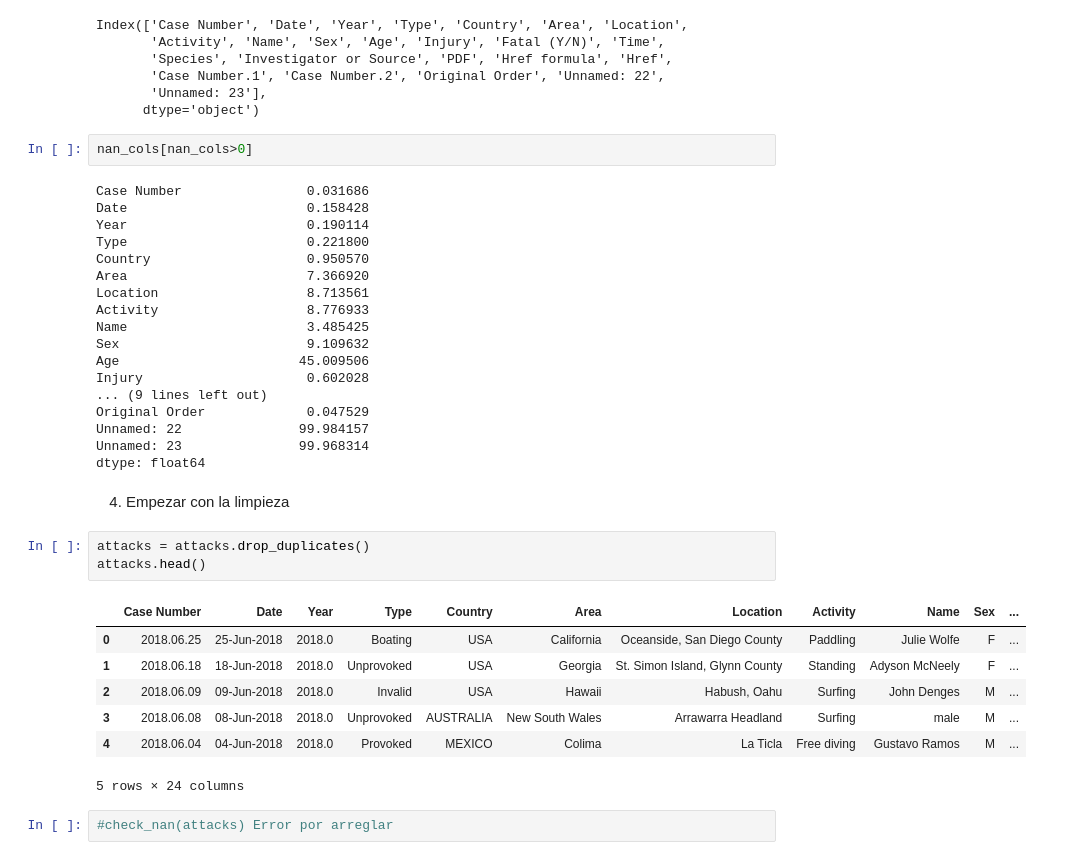
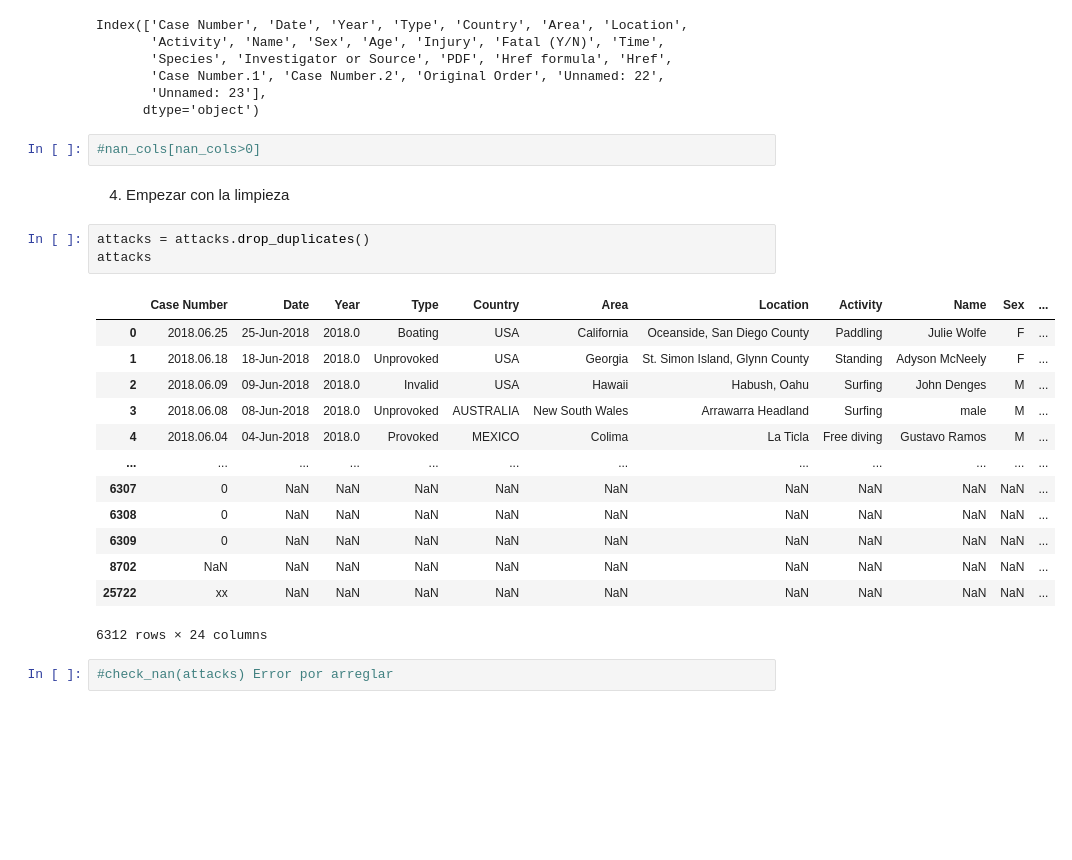
Before and after one commit to MiguelBeitia/1-Proyecto-Pandas-Shark, a Jupyter notebook: Proyecto.ipynb, the cells around one changed output. Drawn from its saved outputs; the diff is of its cells as text; blank space fills up the shorter version.

```diff
--- a/Proyecto.ipynb
+++ b/Proyecto.ipynb
@@ -73,38 +73,26 @@ Index(['Case Number', 'Date', 'Year', 'Type', 'Country', 'Area', 'Location',
        'Unnamed: 23'],
       dtype='object')
 # %%
-nan_cols[nan_cols>0]
+#nan_cols[nan_cols>0]
-# %% [output]
-Case Number                0.031686
-Date                       0.158428
-Year                       0.190114
-Type                       0.221800
-Country                    0.950570
-Area                       7.366920
-Location                   8.713561
-Activity                   8.776933
-Name                       3.485425
-Sex                        9.109632
-Age                       45.009506
-Injury                     0.602028
-... (9 lines left out)
-Original Order             0.047529
-Unnamed: 22               99.984157
-Unnamed: 23               99.968314
-dtype: float64
 # %% [markdown]
 4. Empezar con la limpieza
 # %%
 attacks = attacks.drop_duplicates()
-attacks.head()
+attacks
 # %% [output]
 |  | Case Number | Date | Year | Type | Country | Area | Location | Activity | Name | Sex | ... |
 | 0 | 2018.06.25 | 25-Jun-2018 | 2018.0 | Boating | USA | California | Oceanside, San Diego County | Paddling | Julie Wolfe | F | ... |
 | 1 | 2018.06.18 | 18-Jun-2018 | 2018.0 | Unprovoked | USA | Georgia | St. Simon Island, Glynn County | Standing | Adyson McNeely | F | ... |
 | 2 | 2018.06.09 | 09-Jun-2018 | 2018.0 | Invalid | USA | Hawaii | Habush, Oahu | Surfing | John Denges | M | ... |
 | 3 | 2018.06.08 | 08-Jun-2018 | 2018.0 | Unprovoked | AUSTRALIA | New South Wales | Arrawarra Headland | Surfing | male | M | ... |
 | 4 | 2018.06.04 | 04-Jun-2018 | 2018.0 | Provoked | MEXICO | Colima | La Ticla | Free diving | Gustavo Ramos | M | ... |
+| ... | ... | ... | ... | ... | ... | ... | ... | ... | ... | ... | ... |
+| 6307 | 0 | NaN | NaN | NaN | NaN | NaN | NaN | NaN | NaN | NaN | ... |
+| 6308 | 0 | NaN | NaN | NaN | NaN | NaN | NaN | NaN | NaN | NaN | ... |
+| 6309 | 0 | NaN | NaN | NaN | NaN | NaN | NaN | NaN | NaN | NaN | ... |
+| 8702 | NaN | NaN | NaN | NaN | NaN | NaN | NaN | NaN | NaN | NaN | ... |
+| 25722 | xx | NaN | NaN | NaN | NaN | NaN | NaN | NaN | NaN | NaN | ... |
-5 rows × 24 columns
+6312 rows × 24 columns
 # %%
 #check_nan(attacks) Error por arreglar
 # %%
```
Also changed, not shown: parts of 7 cells of this notebook.
